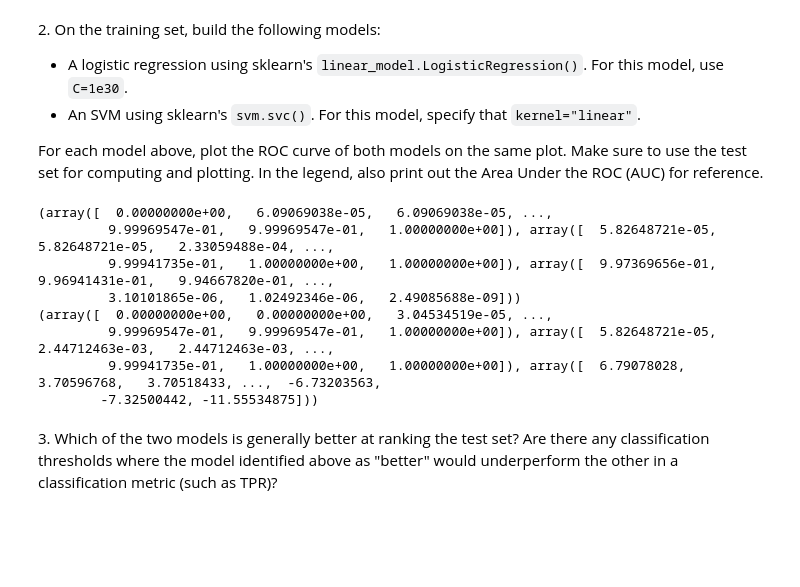
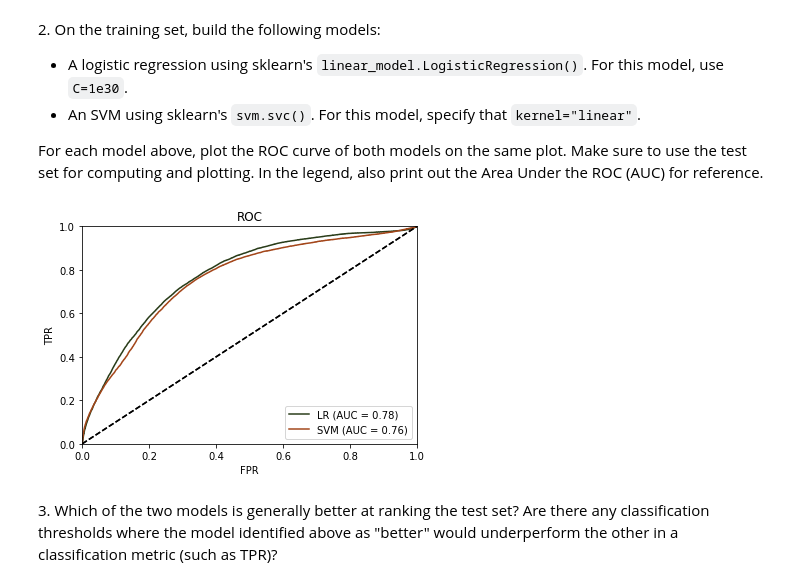
Before and after one commit to harishpuvvada/Foundations-of-Data-Science, a Jupyter notebook: Data Cleaning, ROC, AOC, SVM, LR/Data Cleaning, ROC, AOC, SVM, LR.ipynb, the cells around one changed output. Drawn from its saved outputs; the diff is of its cells as text; code cells hidden in the pictures; blank space fills up the shorter version.

```diff
--- a/Data Cleaning, ROC, AOC, SVM, LR/Data Cleaning, ROC, AOC, SVM, LR.ipynb
+++ b/Data Cleaning, ROC, AOC, SVM, LR/Data Cleaning, ROC, AOC, SVM, LR.ipynb
@@ -86,43 +86,35 @@ from sklearn import linear_model,svm
 from sklearn import metrics
 
 target_var = "Y"
 actual = data_test["Y"].copy()
 
 clf_LR = linear_model.LogisticRegression(C=1e30)
 clf_LR.fit(data_train.drop(target_var,1),data_train[target_var])
 predictions = clf_LR.predict_proba(data_test.drop(target_var,1))[:,1]
 
 clf_svm = svm.SVC(kernel='linear')
 clf_svm.fit(data_train.drop(target_var,1),data_train[target_var])
 predictions_svm = clf_svm.decision_function(data_test.drop(target_var,1))
 
 
 def plotAUC(truth, pred, lab):
-    #fpr, tpr, thresholds =
-    print(metrics.roc_curve(truth, pred))
+    fpr, tpr, thresholds = metrics.roc_curve(truth, pred)
     roc_auc = metrics.auc(fpr, tpr)
     c = (np.random.rand(), np.random.rand(), np.random.rand())
     plt.plot(fpr, tpr, color=c, label= lab+' (AUC = %0.2f)' % roc_auc)
     plt.plot([0, 1], [0, 1], 'k--')
     plt.xlim([0.0, 1.0])
     plt.ylim([0.0, 1.0])
     plt.xlabel('FPR')
     plt.ylabel('TPR')
     plt.title('ROC')
     plt.legend(loc="lower right")
 
 plotAUC(actual,predictions, 'LR')
 plotAUC(actual,predictions_svm, 'SVM')
 plt.show()
 # %% [output]
-(array([  0.00000000e+00,   6.09069038e-05,   6.09069038e-05, ...,
-         9.99969547e-01,   9.99969547e-01,   1.00000000e+00]), array([  5.82648721e-05,   5.82648721e-05,   2.33059488e-04, ...,
-         9.99941735e-01,   1.00000000e+00,   1.00000000e+00]), array([  9.97369656e-01,   9.96941431e-01,   9.94667820e-01, ...,
-         3.10101865e-06,   1.02492346e-06,   2.49085688e-09]))
-(array([  0.00000000e+00,   0.00000000e+00,   3.04534519e-05, ...,
-         9.99969547e-01,   9.99969547e-01,   1.00000000e+00]), array([  5.82648721e-05,   2.44712463e-03,   2.44712463e-03, ...,
-         9.99941735e-01,   1.00000000e+00,   1.00000000e+00]), array([  6.79078028,   3.70596768,   3.70518433, ...,  -6.73203563,
-        -7.32500442, -11.55534875]))
+[figure, added]
 # %% [markdown]
 3\. Which of the two models is generally better at ranking the test set? Are there any classification thresholds where the model identified above as "better" would underperform the other in a classification metric (such as TPR)?
 # %% [markdown]
```
